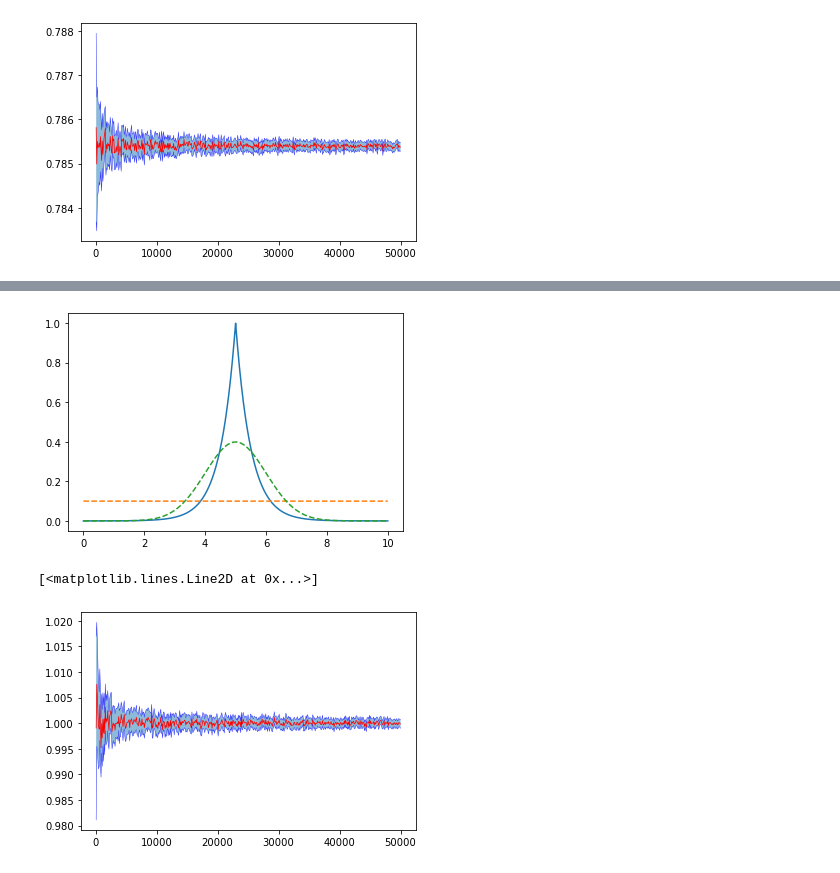
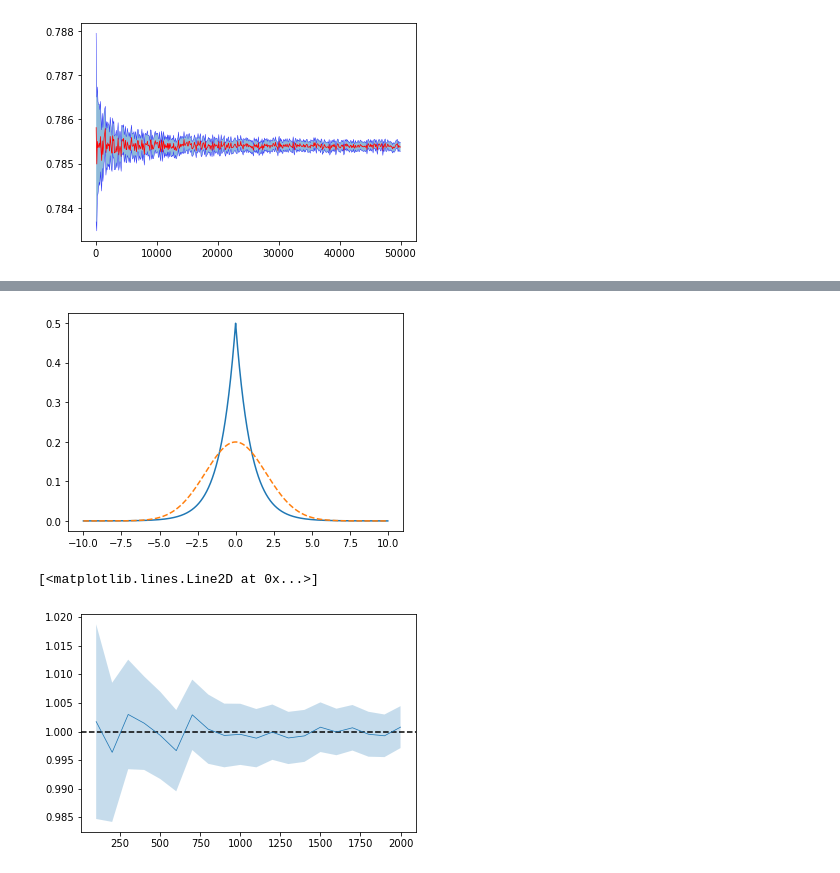
Before and after one commit to OscarGB/MUCD-CN, a Jupyter notebook: Integracion de Monte-Carlo/Untitled.ipynb, the cells around one changed output, grey strips where cells are left out. Drawn from its saved outputs; the diff is of its cells as text; code cells hidden in the pictures.

```diff
--- a/Integracion de Monte-Carlo/Untitled.ipynb
+++ b/Integracion de Monte-Carlo/Untitled.ipynb
@@ -120,9 +120,6 @@ plt.plot(df2.index, df2.lower, 'b', linewidth=0.5, alpha=0.75)
 # %%
 def g(x):
     return np.exp(-2*np.abs(x-5))
-
-def h(x):
-    return g(x)/norm.pdf(x,5,1)
 # %%
 def montecarlo_importancia(f,h,a,b,nsample,N):
     x = f((N,nsample))
@@ -131,36 +186,40 @@ def montecarlo_importancia(f,h,a,b,nsample,N):
+# %%
+def g(x):
+    return np.exp(-np.abs(x))/2
+
+def h(x):
+    return g(x)/norm.pdf(x,0,2)
 # %%
-a = 0
+a = -10
 b = 10
 
 nx = 10000
 x = np.linspace(a, b, nx)
 
-y_norm = norm.pdf(x,5,1)
-y_unif = np.full_like(x,1/(b-a))
+y_norm = norm.pdf(x,0,2)
 y_g = g(x)
 
 plt.plot(x, y_g)
-plt.plot(x, y_unif, '--')
 plt.plot(x, y_norm, '--')
 plt.show()
 
 
-simulations = 1000
-f_norm = lambda size: np.random.normal(5,1,size)
+simulations = 500
+f_norm = lambda size: np.random.normal(0,4,size)
 data = np.concatenate([montecarlo_importancia(f_norm,h,a,b,nsample,simulations) for nsample in np.arange(100, 50100, 100)])
 
 df = pd.DataFrame(data={'samples':np.repeat(np.arange(100, 50100, 100), simulations), 'value':data})
 
 df2 = df.groupby("samples").mean()
 df2["dif"] = df.groupby("samples").std()*norm.interval(0.9975)[1]/np.sqrt(simulations)
 df2["upper"] = df2["value"] + df2["dif"]
 df2["lower"] = df2["value"] - df2["dif"]
 
-plt.fill_between(x = df2.index,y1 = df2.lower, y2 = df2.upper, alpha=0.5)
-plt.plot(df2.index, df2.value, 'r', linewidth=0.75)
-plt.plot(df2.index, df2.upper, 'b', linewidth=0.5, alpha=0.75)
-plt.plot(df2.index, df2.lower, 'b', linewidth=0.5, alpha=0.75)
+plt.axhline(1,ls='--',color='black')
+
+plt.fill_between(x = df2.index,y1 = df2.lower, y2 = df2.upper, alpha=0.25)
+plt.plot(df2.index, df2.value, linewidth=0.75)
 # %% [output]
-[figure, old version]
+[figure, new version]
 [<matplotlib.lines.Line2D at 0x...>]
-[figure, old version]
+[figure, new version]
```
Also changed, not shown: parts of 1 cell of this notebook, 1 other file.
